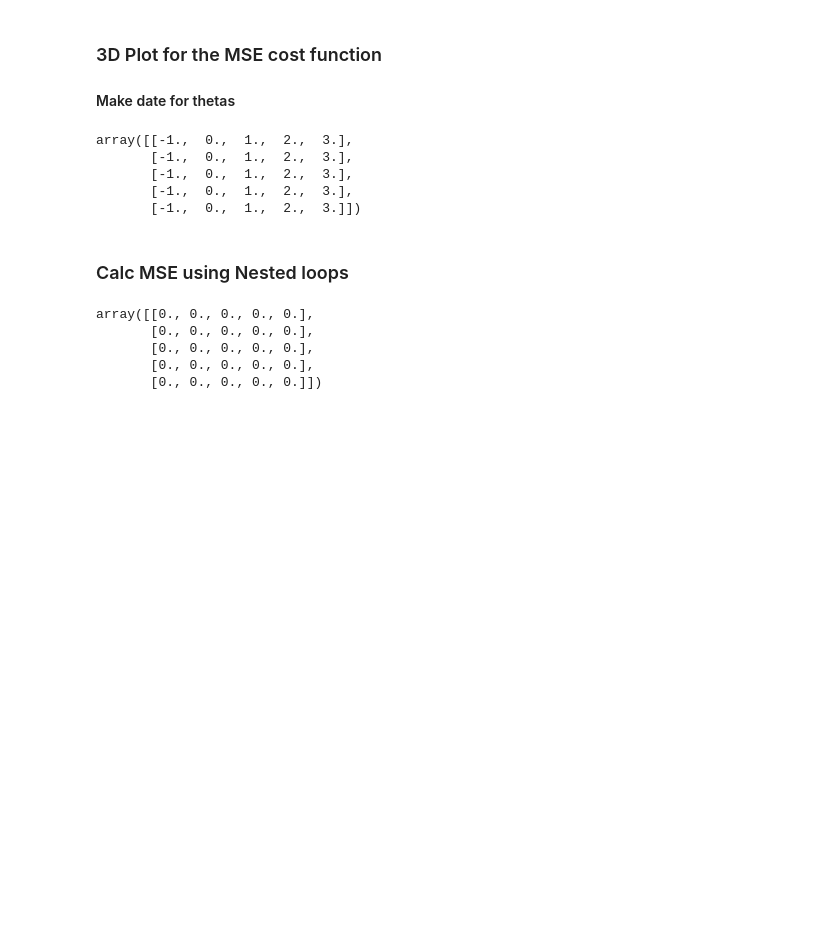
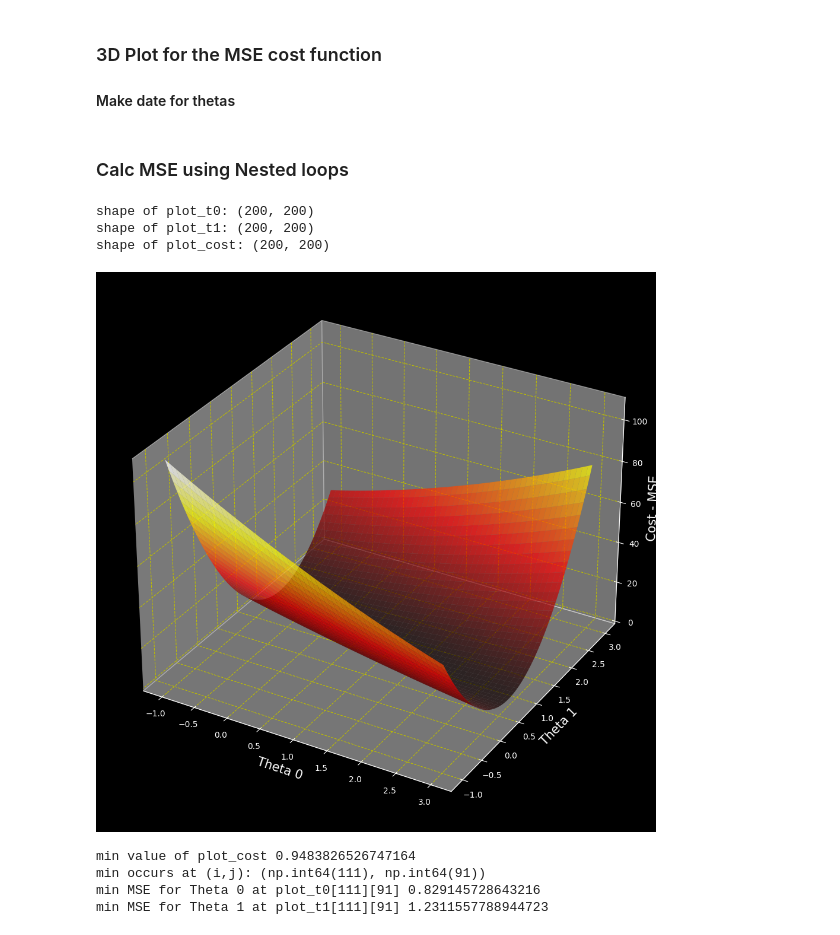
Before and after one commit to khushalpapnai/GEN-AI, a Jupyter notebook: DS - ML - AI - gen/Algorithm/gradientDescent.ipynb, the cells around one changed output. Saved outputs shown, nothing was run; the diff lists cells and outputs as text; code cells hidden in the pictures; blank space fills up the shorter version.

```diff
--- a/DS - ML - AI - gen/Algorithm/gradientDescent.ipynb
+++ b/DS - ML - AI - gen/Algorithm/gradientDescent.ipynb
@@ -839,25 +839,48 @@ MSE regression is  0.9479655759794575
 ### 3D Plot for the MSE cost function
 #### Make date for thetas
 # %%
-nr_thetas = 5
+nr_thetas = 200
 th_0 = np.linspace(-1,3,nr_thetas)
 th_1 = np.linspace(-1,3,nr_thetas)
 plot_t0,plot_t1=np.meshgrid(th_1,th_1)
-plot_t0
-# %% [output]
-array([[-1.,  0.,  1.,  2.,  3.],
-       [-1.,  0.,  1.,  2.,  3.],
-       [-1.,  0.,  1.,  2.,  3.],
-       [-1.,  0.,  1.,  2.,  3.],
-       [-1.,  0.,  1.,  2.,  3.]])
 # %% [markdown]
 ### Calc MSE using Nested loops
 # %%
 plot_cost = np.zeros((nr_thetas,nr_thetas))
-plot_cost
+
+for i in range(nr_thetas):
+    for j in range(nr_thetas):
+        # print(plot_t0[j][i])
+        y_hat = plot_t0[i][j] + plot_t1[i][j] * x_5
+        plot_cost[i][j] =  MSE(y_5,y_hat).item()
+print("shape of plot_t0:",plot_t0.shape)
+print("shape of plot_t1:",plot_t1.shape)
+print("shape of plot_cost:",plot_cost.shape)
 # %% [output]
-array([[0., 0., 0., 0., 0.],
-       [0., 0., 0., 0., 0.],
-       [0., 0., 0., 0., 0.],
-       [0., 0., 0., 0., 0.],
-       [0., 0., 0., 0., 0.]])
+shape of plot_t0: (200, 200)
+shape of plot_t1: (200, 200)
+shape of plot_cost: (200, 200)
+# %%
+# plotting MSE
+fig = pyl.figure(figsize=[16,12])
+ax = fig.add_subplot(111,projection = "3d")
+
+ax.set_xlabel("Theta 0", fontsize = 15)
+ax.set_ylabel("Theta 1", fontsize = 15)
+ax.set_zlabel("Cost - MSE", fontsize = 15)
+
+ax.plot_surface(plot_t0,plot_t1,plot_cost,cmap='hot',alpha=0.7)
+pyl.show()
+# %% [output]
+[figure, added]
+# %%
+print("min value of plot_cost", plot_cost.min())
+ij_min = np.unravel_index(plot_cost.argmin(), plot_cost.shape)
+print("min occurs at (i,j):", ij_min)
+print("min MSE for Theta 0 at plot_t0[111][91]",plot_t0[111][91])
+print("min MSE for Theta 1 at plot_t1[111][91]",plot_t1[111][91])
+# %% [output]
+min value of plot_cost 0.9483826526747164
+min occurs at (i,j): (np.int64(111), np.int64(91))
+min MSE for Theta 0 at plot_t0[111][91] 0.829145728643216
+min MSE for Theta 1 at plot_t1[111][91] 1.2311557788944723
```
Also changed, not shown: parts of 6 cells of this notebook.
